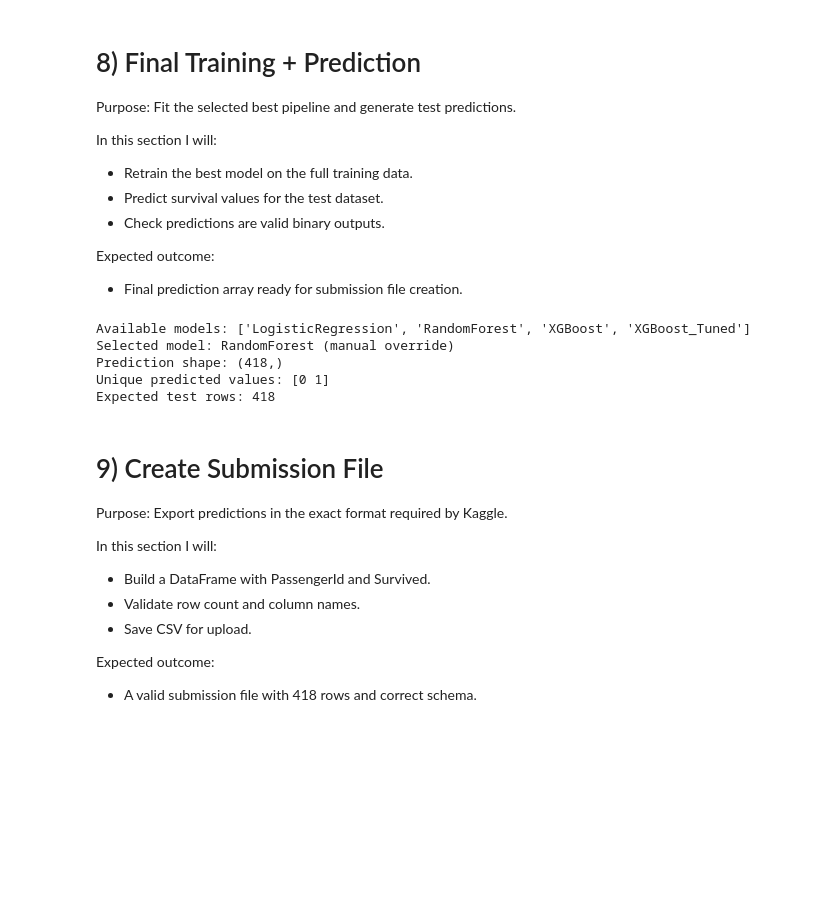
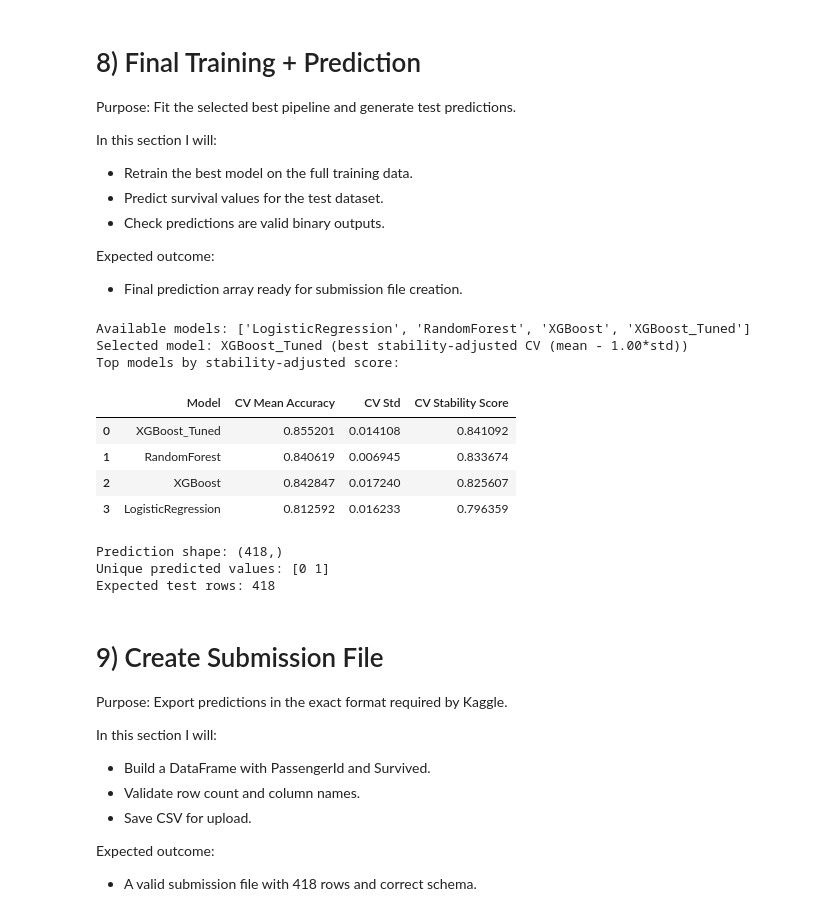
Before and after one commit to modalsaeed/kaggle_titanic, a Jupyter notebook: notebook/main.ipynb, the cells around one changed output. Drawn from its saved outputs; the diff is of its cells as text; code cells hidden in the pictures; blank space fills up the shorter version.

```diff
--- a/notebook/main.ipynb
+++ b/notebook/main.ipynb
@@ -797,7 +804,6 @@ In this cell I will:
 Expected outcome:
 - A tuned XGBoost candidate (`XGBoost_Tuned`) that can be selected in Section 8 if it outperforms the current best model.
 # %%
-
 # XGBoost Randomized Search (tuning)
 from sklearn.model_selection import RandomizedSearchCV
 from sklearn.pipeline import Pipeline
@@ -883,12 +889,21 @@ comparison_df = pd.concat(
         ),
     ],
     ignore_index=True,
-).sort_values(by="CV Mean Accuracy", ascending=False).reset_index(drop=True)
+)
+
+stability_penalty = globals().get("STABILITY_PENALTY", 1.0)
+comparison_df["CV Stability Score"] = (
+    comparison_df["CV Mean Accuracy"] - stability_penalty * comparison_df["CV Std"]
+)
+comparison_df = comparison_df.sort_values(
+    by=["CV Stability Score", "CV Mean Accuracy", "CV Std"],
+    ascending=[False, False, True],
+).reset_index(drop=True)
 
 display(comparison_df)
 
 best_model_name = comparison_df.loc[0, "Model"]
-print("Best model after tuning:", best_model_name)
+print("Best model after tuning (stability-adjusted):", best_model_name)
 # %% [output]
 Fitting 5 folds for each of 60 candidates, totalling 300 fits
 Best tuned XGBoost CV mean: 0.855201
@@ -930,11 +945,22 @@ from sklearn.pipeline import Pipeline
 
 # Optional manual override for model selection.
 # Set to model name (e.g., "RandomForest", "LogisticRegression", "XGBoost", "XGBoost_Tuned")
-# or set to None to automatically pick best model by CV.
-MANUAL_MODEL_NAME = "RandomForest"
+# or set to None to automatically pick best model by stability-adjusted CV.
+MANUAL_MODEL_NAME = None
 
 available_models = list(models.keys())
 print("Available models:", available_models)
+
+stability_penalty = globals().get("STABILITY_PENALTY", 1.0)
+if "CV Stability Score" not in comparison_df.columns:
+    comparison_df["CV Stability Score"] = (
+        comparison_df["CV Mean Accuracy"] - stability_penalty * comparison_df["CV Std"]
+    )
+
+comparison_df = comparison_df.sort_values(
+    by=["CV Stability Score", "CV Mean Accuracy", "CV Std"],
+    ascending=[False, False, True],
+).reset_index(drop=True)
 
 if MANUAL_MODEL_NAME is not None:
     if MANUAL_MODEL_NAME not in models:
@@ -943,41 +969,49 @@ if MANUAL_MODEL_NAME is not None:
     selection_source = "manual override"
 else:
     selected_model_name = comparison_df.loc[0, "Model"]
-    selection_source = "best CV from comparison_df"
+    selection_source = f"best stability-adjusted CV (mean - {stability_penalty:.2f}*std)"
 
 selected_model = models[selected_model_name]
 
 # Keep compatibility with later sections (submission + experiment log)
 best_model_name = selected_model_name
 best_model = selected_model
 
 print(f"Selected model: {best_model_name} ({selection_source})")
+print("Top models by stability-adjusted score:")
+display(comparison_df[["Model", "CV Mean Accuracy", "CV Std", "CV Stability Score"]].head())
 
 # Build final pipeline
 final_pipeline = Pipeline(
     steps=[
         ("preprocessor", preprocessor),
         ("model", best_model),
     ]
 )
 
 # Train on full training data
 final_pipeline.fit(X, y)
 
 # Predict on test data
 test_pred = final_pipeline.predict(X_test_final)
 
 # Safety checks
 test_pred = np.asarray(test_pred).astype(int)
 print("Prediction shape:", test_pred.shape)
 print("Unique predicted values:", np.unique(test_pred))
 print("Expected test rows:", X_test_final.shape[0])
 # %% [output]
 Available models: ['LogisticRegression', 'RandomForest', 'XGBoost', 'XGBoost_Tuned']
-Selected model: RandomForest (manual override)
-Prediction shape: (418,)
-Unique predicted values: [0 1]
-Expected test rows: 418
+Selected model: XGBoost_Tuned (best stability-adjusted CV (mean - 1.00*std))
+Top models by stability-adjusted score:
+|  | Model | CV Mean Accuracy | CV Std | CV Stability Score |
+| 0 | XGBoost_Tuned | 0.855201 | 0.014108 | 0.841092 |
+| 1 | RandomForest | 0.840619 | 0.006945 | 0.833674 |
+| 2 | XGBoost | 0.842847 | 0.017240 | 0.825607 |
+| 3 | LogisticRegression | 0.812592 | 0.016233 | 0.796359 |
+Prediction shape: (418,)
+Unique predicted values: [0 1]
+Expected test rows: 418
 # %% [markdown]
 # 9) Create Submission File
 
```
Also changed, not shown: parts of 1 cell of this notebook.
